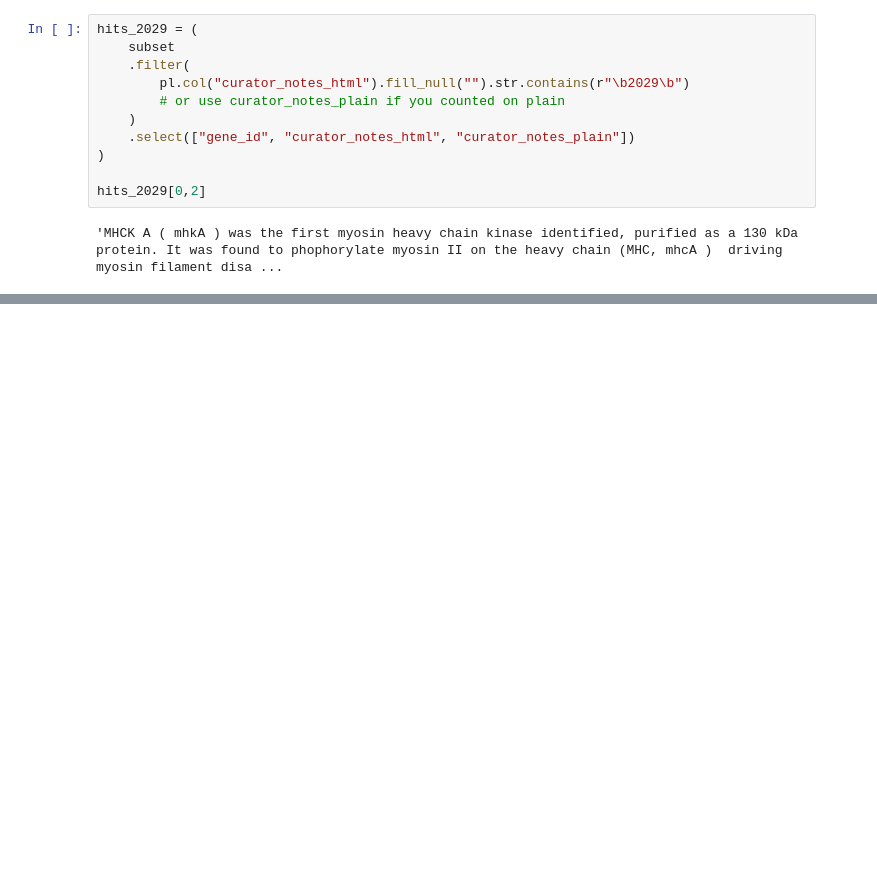
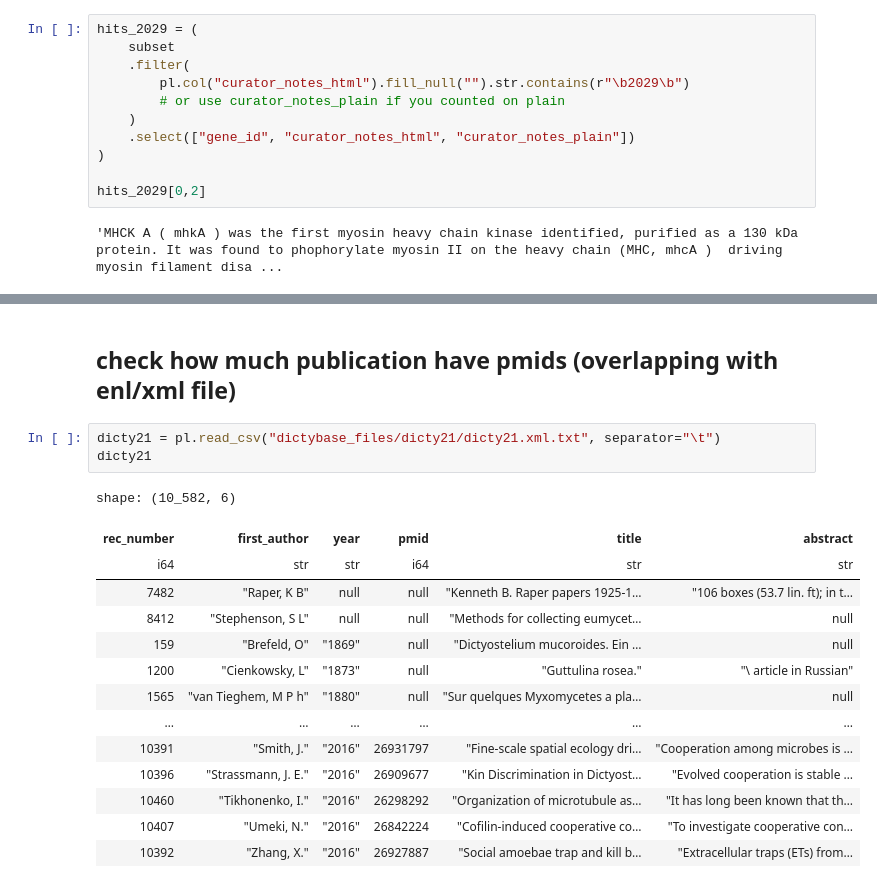
Before and after one commit to fulaibaowang/dictycite, a Jupyter notebook: dicty_curator_notes.ipynb, the cells around one changed output, grey strips where cells are left out. Saved outputs shown, nothing was run; the diff lists cells and outputs as text; blank space fills up the shorter version.

```diff
--- a/dicty_curator_notes.ipynb
+++ b/dicty_curator_notes.ipynb
@@ -784,0 +866,20 @@ shape: (63, 3)
+# %% [markdown]
+## check how much publication have pmids (overlapping with enl/xml file)
+# %%
+dicty21 = pl.read_csv("dictybase_files/dicty21/dicty21.xml.txt", separator="\t")
+dicty21
+# %% [output]
+shape: (10_582, 6)
+| rec_number | first_author | year | pmid | title | abstract |
+| i64 | str | str | i64 | str | str |
+| 7482 | "Raper, K B" | null | null | "Kenneth B. Raper papers 1925-1… | "106 boxes (53.7 lin. ft); in t… |
+| 8412 | "Stephenson, S L" | null | null | "Methods for collecting eumycet… | null |
+| 159 | "Brefeld, O" | "1869" | null | "Dictyostelium mucoroides. Ein … | null |
+| 1200 | "Cienkowsky, L" | "1873" | null | "Guttulina rosea." | "\ article in Russian" |
+| 1565 | "van Tieghem, M P h" | "1880" | null | "Sur quelques Myxomycetes a pla… | null |
+| … | … | … | … | … | … |
+| 10391 | "Smith, J." | "2016" | 26931797 | "Fine-scale spatial ecology dri… | "Cooperation among microbes is … |
+| 10396 | "Strassmann, J. E." | "2016" | 26909677 | "Kin Discrimination in Dictyost… | "Evolved cooperation is stable … |
+| 10460 | "Tikhonenko, I." | "2016" | 26298292 | "Organization of microtubule as… | "It has long been known that th… |
+| 10407 | "Umeki, N." | "2016" | 26842224 | "Cofilin-induced cooperative co… | "To investigate cooperative con… |
+| 10392 | "Zhang, X." | "2016" | 26927887 | "Social amoebae trap and kill b… | "Extracellular traps (ETs) from… |
```
Also changed, not shown: parts of 12 cells of this notebook.
